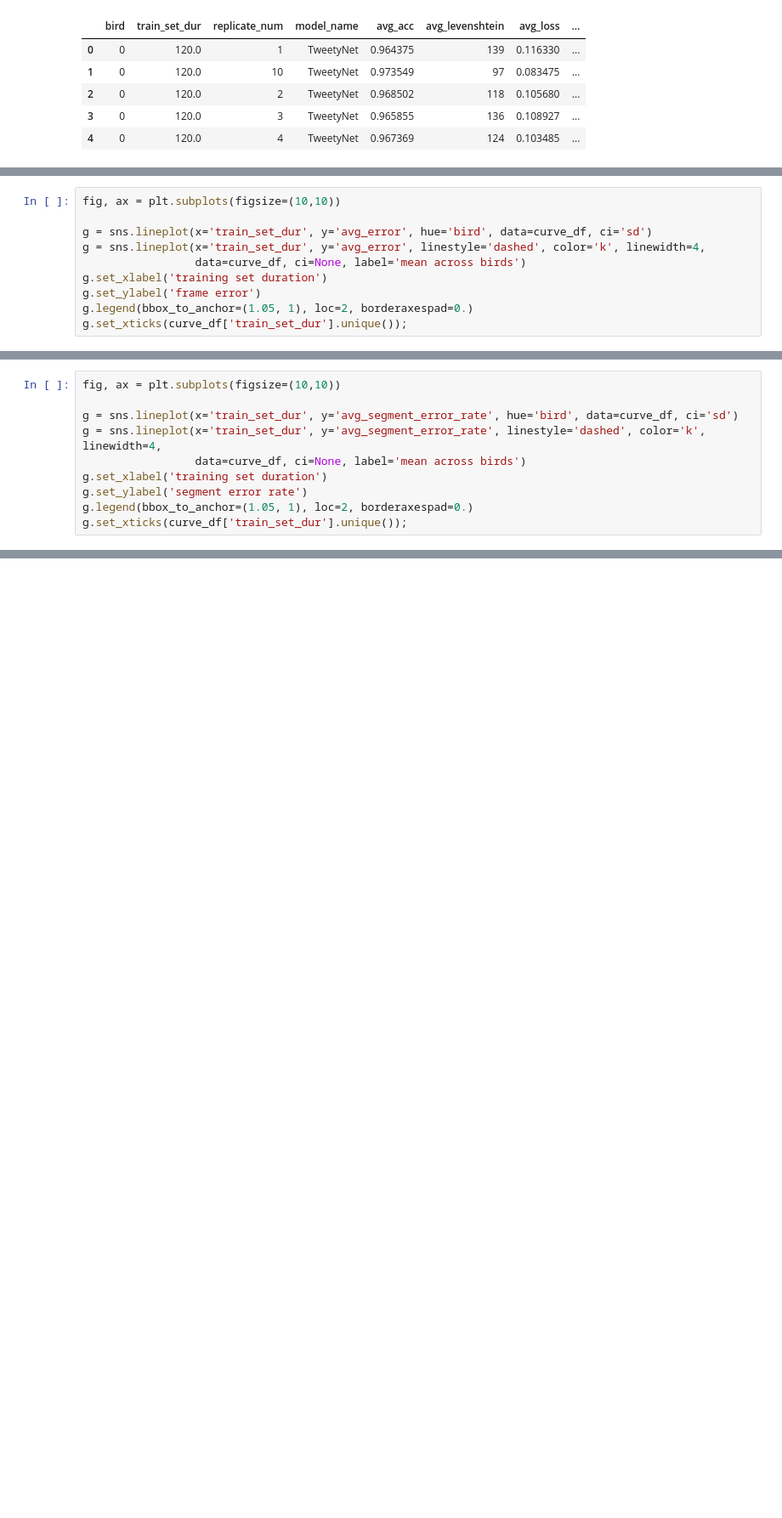
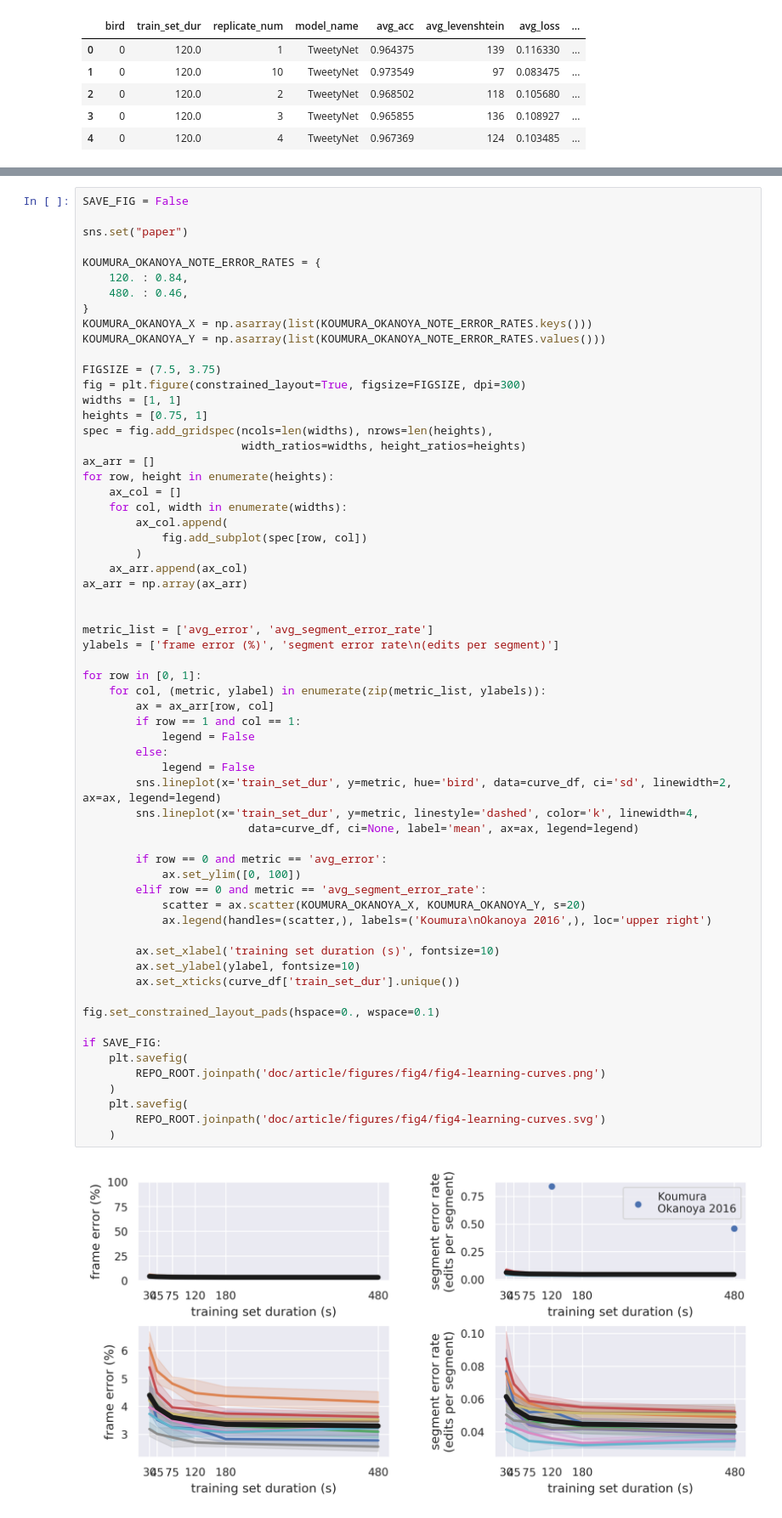
Before and after one commit to yardencsGitHub/tweetynet, a Jupyter notebook: doc/notebooks/BirdsongRecognition-results/all-birds.ipynb, the cells around one changed output, grey strips where cells are left out. Shown at 85% size. Drawn from its saved outputs; the diff is of its cells as text; blank space fills up the shorter version.

```diff
--- a/doc/notebooks/BirdsongRecognition-results/all-birds.ipynb
+++ b/doc/notebooks/BirdsongRecognition-results/all-birds.ipynb
@@ -95,10 +65,0 @@ summary_df = summary_df.sort_values(by=['bird', 'train_set_dur'])
-# %%
-fig, ax = plt.subplots(figsize=(10,10))
-
-g = sns.lineplot(x='train_set_dur', y='avg_error', hue='bird', data=curve_df, ci='sd')
-g = sns.lineplot(x='train_set_dur', y='avg_error', linestyle='dashed', color='k', linewidth=4,
-                 data=curve_df, ci=None, label='mean across birds')
-g.set_xlabel('training set duration')
-g.set_ylabel('frame error')
-g.legend(bbox_to_anchor=(1.05, 1), loc=2, borderaxespad=0.)
-g.set_xticks(curve_df['train_set_dur'].unique());
@@ -107,10 +65,0 @@ g.set_xticks(curve_df['train_set_dur'].unique());
-# %%
-fig, ax = plt.subplots(figsize=(10,10))
-
-g = sns.lineplot(x='train_set_dur', y='avg_segment_error_rate', hue='bird', data=curve_df, ci='sd')
-g = sns.lineplot(x='train_set_dur', y='avg_segment_error_rate', linestyle='dashed', color='k', linewidth=4,
-                 data=curve_df, ci=None, label='mean across birds')
-g.set_xlabel('training set duration')
-g.set_ylabel('segment error rate')
-g.legend(bbox_to_anchor=(1.05, 1), loc=2, borderaxespad=0.)
-g.set_xticks(curve_df['train_set_dur'].unique());
@@ -118,0 +75,64 @@ g.set_xticks(curve_df['train_set_dur'].unique());
+# %%
+SAVE_FIG = False
+
+sns.set("paper")
+
+KOUMURA_OKANOYA_NOTE_ERROR_RATES = {
+    120. : 0.84,
+    480. : 0.46,
+}
+KOUMURA_OKANOYA_X = np.asarray(list(KOUMURA_OKANOYA_NOTE_ERROR_RATES.keys()))
+KOUMURA_OKANOYA_Y = np.asarray(list(KOUMURA_OKANOYA_NOTE_ERROR_RATES.values()))
+
+FIGSIZE = (7.5, 3.75)
+fig = plt.figure(constrained_layout=True, figsize=FIGSIZE, dpi=300)
+widths = [1, 1]
+heights = [0.75, 1]
+spec = fig.add_gridspec(ncols=len(widths), nrows=len(heights),
+                        width_ratios=widths, height_ratios=heights)
+ax_arr = []
+for row, height in enumerate(heights):
+    ax_col = []
+    for col, width in enumerate(widths):
+        ax_col.append(
+            fig.add_subplot(spec[row, col])
+        )
+    ax_arr.append(ax_col)
+ax_arr = np.array(ax_arr)
+
+
+metric_list = ['avg_error', 'avg_segment_error_rate']
+ylabels = ['frame error (%)', 'segment error rate\n(edits per segment)']
+
+for row in [0, 1]:
+    for col, (metric, ylabel) in enumerate(zip(metric_list, ylabels)):
+        ax = ax_arr[row, col]
+        if row == 1 and col == 1:
+            legend = False
+        else:
+            legend = False
+        sns.lineplot(x='train_set_dur', y=metric, hue='bird', data=curve_df, ci='sd', linewidth=2, ax=ax, legend=legend)
+        sns.lineplot(x='train_set_dur', y=metric, linestyle='dashed', color='k', linewidth=4,
+                         data=curve_df, ci=None, label='mean', ax=ax, legend=legend)
+
+        if row == 0 and metric == 'avg_error':
+            ax.set_ylim([0, 100])
+        elif row == 0 and metric == 'avg_segment_error_rate':
+            scatter = ax.scatter(KOUMURA_OKANOYA_X, KOUMURA_OKANOYA_Y, s=20)
+            ax.legend(handles=(scatter,), labels=('Koumura\nOkanoya 2016',), loc='upper right')
+
+        ax.set_xlabel('training set duration (s)', fontsize=10)
+        ax.set_ylabel(ylabel, fontsize=10)
+        ax.set_xticks(curve_df['train_set_dur'].unique())
+
+fig.set_constrained_layout_pads(hspace=0., wspace=0.1)
+
+if SAVE_FIG:
+    plt.savefig(
+        REPO_ROOT.joinpath('doc/article/figures/fig4/fig4-learning-curves.png')
+    )
+    plt.savefig(
+        REPO_ROOT.joinpath('doc/article/figures/fig4/fig4-learning-curves.svg')
+    )
+# %% [output]
+[figure, added]
```
Also changed, not shown: parts of 12 cells of this notebook, 10 other files.
